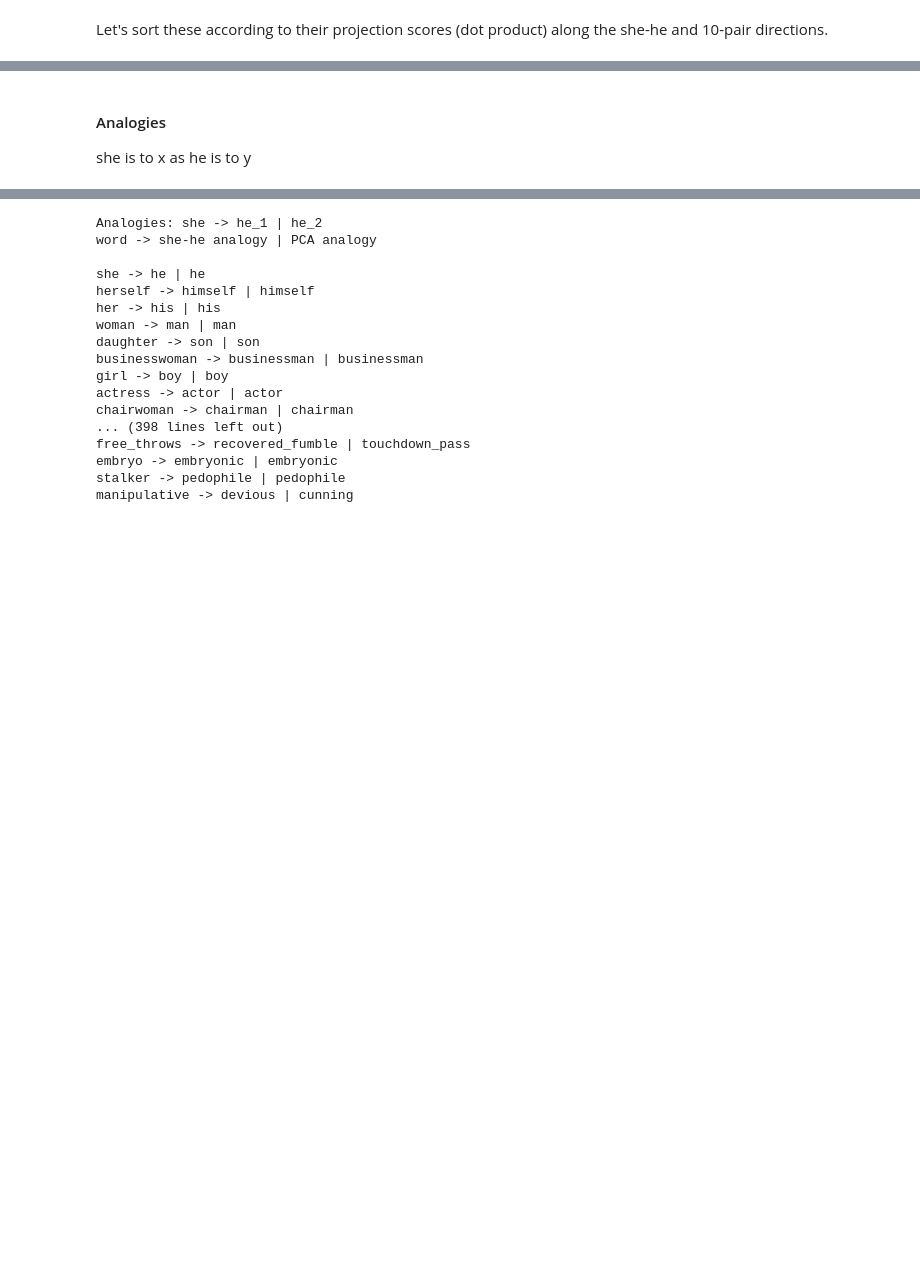
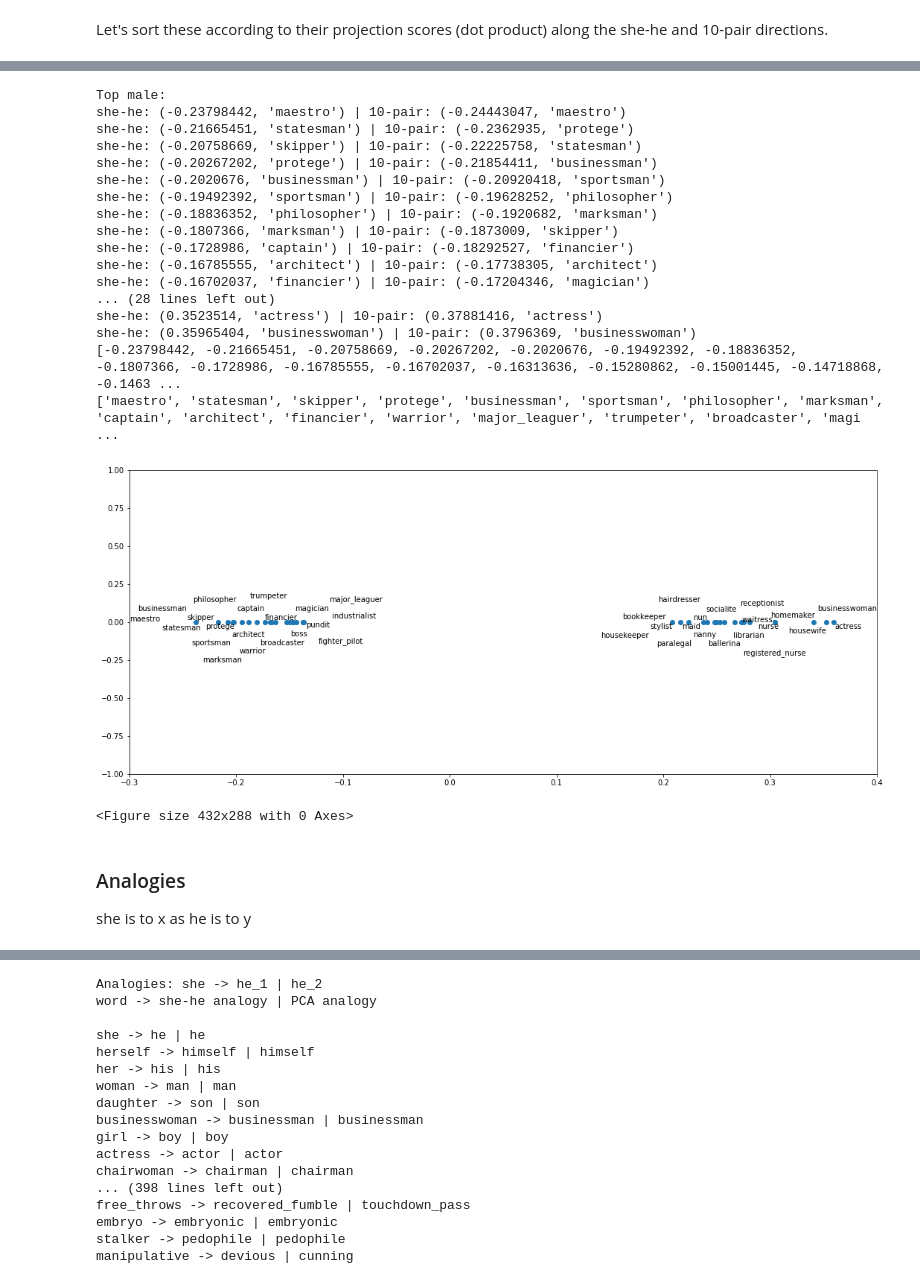
Before and after one commit to srijansood/debias-word-embeddings, a Jupyter notebook: Gender_Bias.ipynb, the cells around one changed output, grey strips where cells are left out. Saved outputs shown, nothing was run; the diff lists cells and outputs as text; code cells hidden in the pictures; blank space fills up the shorter version.

Commit message:
generated plots for debiasing gender

```diff
--- a/Gender_Bias.ipynb
+++ b/Gender_Bias.ipynb
@@ -82,5 +58,66 @@ she-he: (0.35965407, 'businesswoman') | 10-pair: (0.37963691, 'businesswoman')
+# %%
+points = []
+names = []
+
+print("Top male: ")
+for i in range(0,20):
+    points.append(sorted_he_she[i][0])
+    names.append(sorted_he_she[i][1])
+    print("she-he: {} | 10-pair: {}".format(sorted_he_she[i], sorted_10pair[i]))
+print("\nTop female: ")
+for i in reversed(range(1, 20)):
+    points.append(sorted_he_she[-i][0])
+    names.append(sorted_he_she[-i][1])
+    print("she-he: {} | 10-pair: {}".format(sorted_he_she[-i], sorted_10pair[-i]))
+
+import matplotlib.pyplot as plt
+import numpy as np
+from adjustText import adjust_text
+
+print(points)
+print(names)
+y = np.zeros(len(points))
+
+
+
+
+fig, ax = plt.subplots()
+fig.set_size_inches(18, 7.5)
+ax.set_xlim([-.3,.4])
+ax.set_ylim([-1,1])
+ax.plot(points, y, 'o')
+
+
+
+texts = []
+for x, y, s in zip(points, y, names):
+    texts.append(plt.text(x, y, s))
+
+adjust_text(texts)
+plt.show()
+plt.savefig("gender_bias_profession.png")
+# %% [output]
+Top male:
+she-he: (-0.23798442, 'maestro') | 10-pair: (-0.24443047, 'maestro')
+she-he: (-0.21665451, 'statesman') | 10-pair: (-0.2362935, 'protege')
+she-he: (-0.20758669, 'skipper') | 10-pair: (-0.22225758, 'statesman')
+she-he: (-0.20267202, 'protege') | 10-pair: (-0.21854411, 'businessman')
+she-he: (-0.2020676, 'businessman') | 10-pair: (-0.20920418, 'sportsman')
+she-he: (-0.19492392, 'sportsman') | 10-pair: (-0.19628252, 'philosopher')
+she-he: (-0.18836352, 'philosopher') | 10-pair: (-0.1920682, 'marksman')
+she-he: (-0.1807366, 'marksman') | 10-pair: (-0.1873009, 'skipper')
+she-he: (-0.1728986, 'captain') | 10-pair: (-0.18292527, 'financier')
+she-he: (-0.16785555, 'architect') | 10-pair: (-0.17738305, 'architect')
+she-he: (-0.16702037, 'financier') | 10-pair: (-0.17204346, 'magician')
+... (28 lines left out)
+she-he: (0.3523514, 'actress') | 10-pair: (0.37881416, 'actress')
+she-he: (0.35965404, 'businesswoman') | 10-pair: (0.3796369, 'businesswoman')
+[-0.23798442, -0.21665451, -0.20758669, -0.20267202, -0.2020676, -0.19492392, -0.18836352, -0.1807366, -0.1728986, -0.16785555, -0.16702037, -0.16313636, -0.15280862, -0.15001445, -0.14718868, -0.1463 ...
+['maestro', 'statesman', 'skipper', 'protege', 'businessman', 'sportsman', 'philosopher', 'marksman', 'captain', 'architect', 'financier', 'warrior', 'major_leaguer', 'trumpeter', 'broadcaster', 'magi ...
+[figure, added]
+<Figure size 432x288 with 0 Axes>
 # %% [markdown]
-#### Analogies
+### Analogies
 she is to x as he is to y
 # %%
 a_gender_ = em.best_analogies_dist_thresh(gender_)
```
Also changed, not shown: parts of 5 cells of this notebook, 4 other files.
